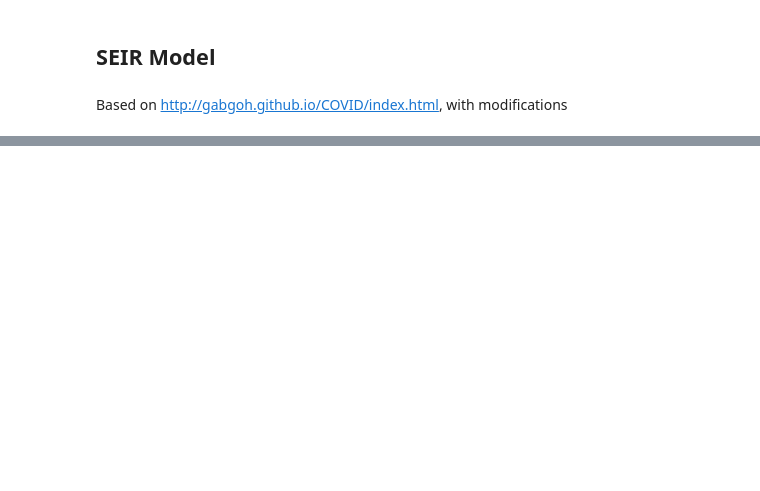
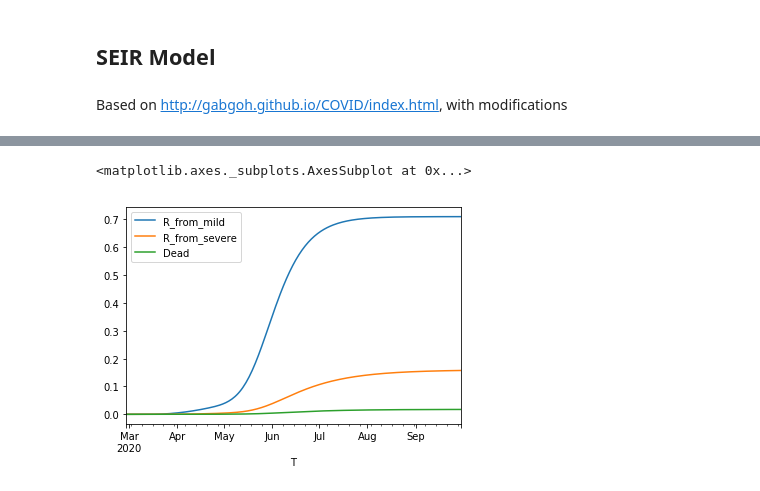
Before and after one commit to maximilianeber/covid, a Jupyter notebook: policy/simulation.ipynb, the cells around one changed output, grey strips where cells are left out. Saved outputs shown, nothing was run; the diff lists cells and outputs as text; code cells hidden in the pictures; blank space fills up the shorter version.

```diff
--- a/policy/simulation.ipynb
+++ b/policy/simulation.ipynb
@@ -82,2 +76,5 @@ simulations[["I", "Hospitalised"]].plot()
 # %%
-simulations[["R_from_mild", "R_from_severe", "Dead"]].plot()
+seir.data[["R_from_mild", "R_from_severe", "Dead"]].plot()
+# %% [output]
+<matplotlib.axes._subplots.AxesSubplot at 0x...>
+[figure, added]
```
Also changed, not shown: parts of 9 cells of this notebook, 1 other file.
